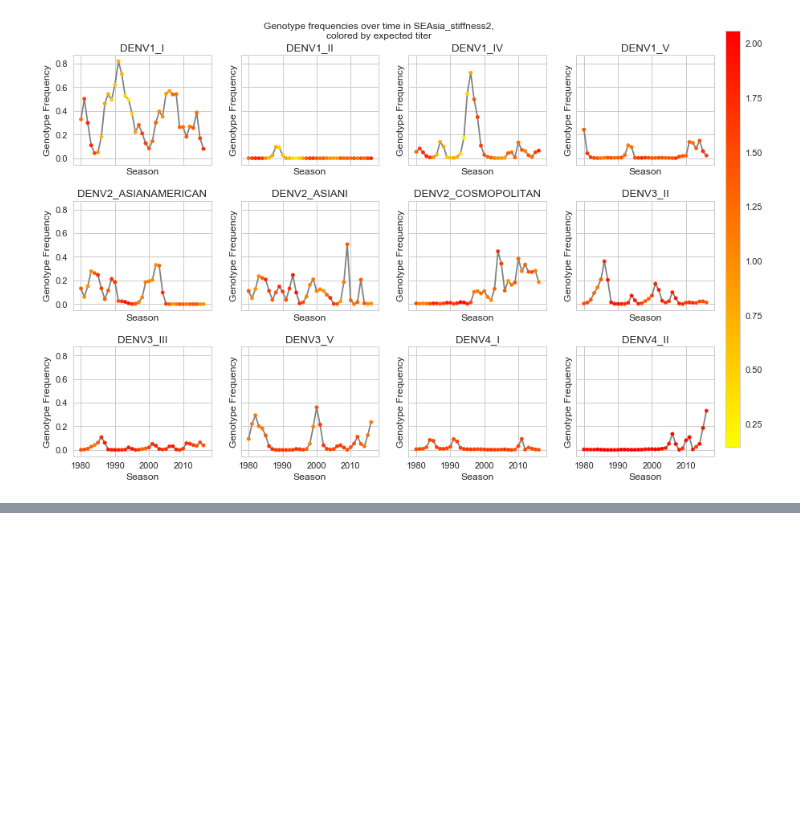
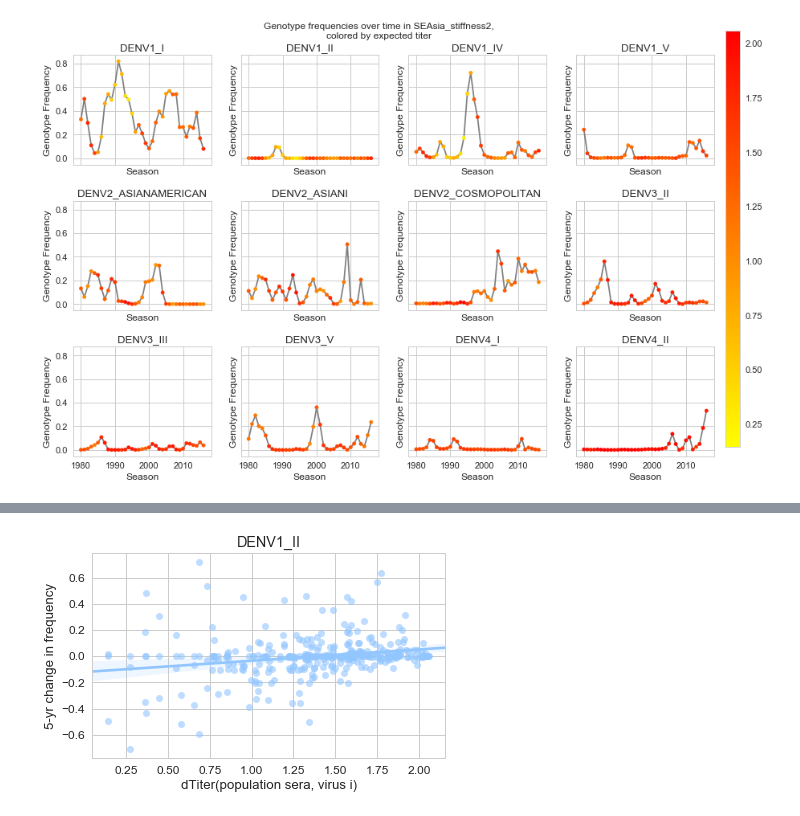
Before and after one commit to blab/dengue-antigenic-dynamics, a Jupyter notebook: scripts/frequencies/population_exposure.ipynb, the cells around one changed output, grey strips where cells are left out. Saved outputs shown, nothing was run; the diff lists cells and outputs as text; code cells hidden in the pictures; blank space fills up the shorter version.

```diff
--- a/scripts/frequencies/population_exposure.ipynb
+++ b/scripts/frequencies/population_exposure.ipynb
@@ -281,0 +311,38 @@ plot_all_genotypes(plot_time_frequencies_exposure, population_exposure,
+# %%
+def plot_pooled_exposure_delta_frequencies(population_exposure, frequencies, years_forward=3,
+                                       save=False, plot_name=None):
+
+    sns.set(style='whitegrid', font_scale=1.2, palette='pastel')
+    fig, ax = plt.subplots()
+
+    valid_seasons = population_exposure.values()[0].index.tolist() # all available seasons
+    delta_seasons = zip(valid_seasons[years_forward:], valid_seasons) # [(S + N season, S season)]
+
+    def delta_f(i):
+        return [frequencies[i][s2] - genotype_frequencies[i][s1] for (s2, s1) in delta_seasons]
+
+    def pop_exp(i):
+        return population_exposure[i][valid_seasons[:-1*years_forward]].tolist()
+
+    pooled_exposure = []
+    pooled_delta_f = []
+
+    for i in population_exposure.keys():
+        pooled_exposure += pop_exp(i)
+        pooled_delta_f += delta_f(i)
+
+
+    sns.regplot(pd.Series(pooled_exposure),pd.Series(pooled_delta_f), ax=ax, scatter_kws={'alpha': 0.6})
+
+    ax.set_title(i)
+    ax.set_xlabel('dTiter(population sera, virus i)')
+    ax.set_ylabel('%d-yr change in frequency'%years_forward)
+
+    plt.tight_layout()
+
+    if save:
+        plt.savefig(out_path+'/'+dataset_name+plot_name+'.png')
+
+plot_pooled_exposure_delta_frequencies(population_exposure, genotype_frequencies, years_forward=5)
+# %% [output]
+[figure, added]
```
Also changed, not shown: parts of 1 cell of this notebook.
